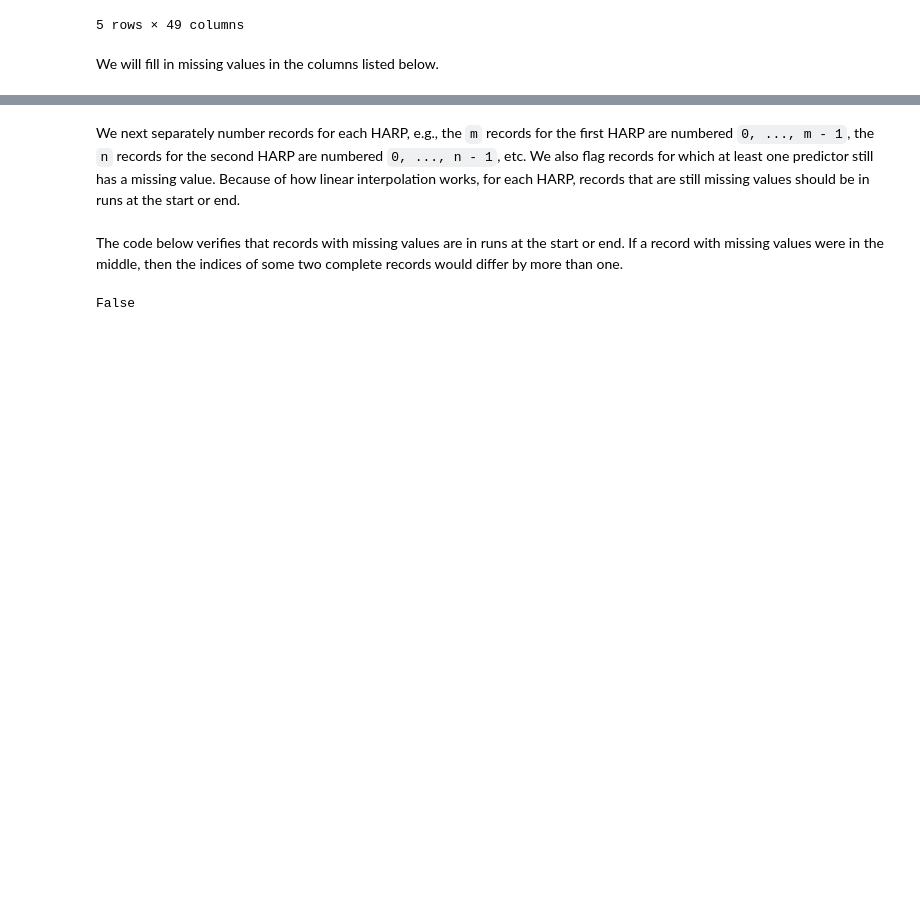
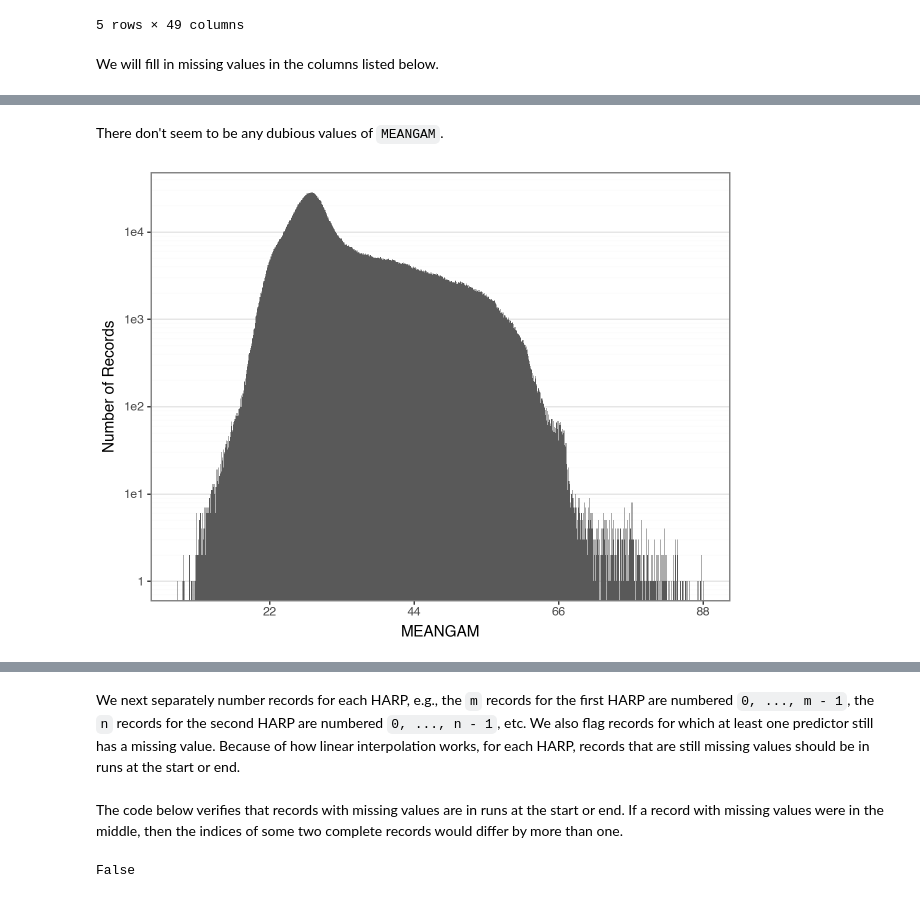
Before and after one commit to victorverma/harp_data, a Jupyter notebook: hmi_sharp_cea_720s/data/impute_harp_data.ipynb, the cells around one changed output, grey strips where cells are left out. Saved outputs shown, nothing was run; the diff lists cells and outputs as text; code cells hidden in the pictures; blank space fills up the shorter version.

```diff
--- a/hmi_sharp_cea_720s/data/impute_harp_data.ipynb
+++ b/hmi_sharp_cea_720s/data/impute_harp_data.ipynb
@@ -30,0 +84,7 @@ all_predictors = [
+# %% [markdown]
+There don't seem to be any dubious values of `MEANGAM`.
+# %%
+meangam_histogram = make_histogram("MEANGAM", use_log_scale_for_y=True)
+meangam_histogram
+# %% [output]
+[figure, added]
```
Also changed, not shown: parts of 72 cells of this notebook.
